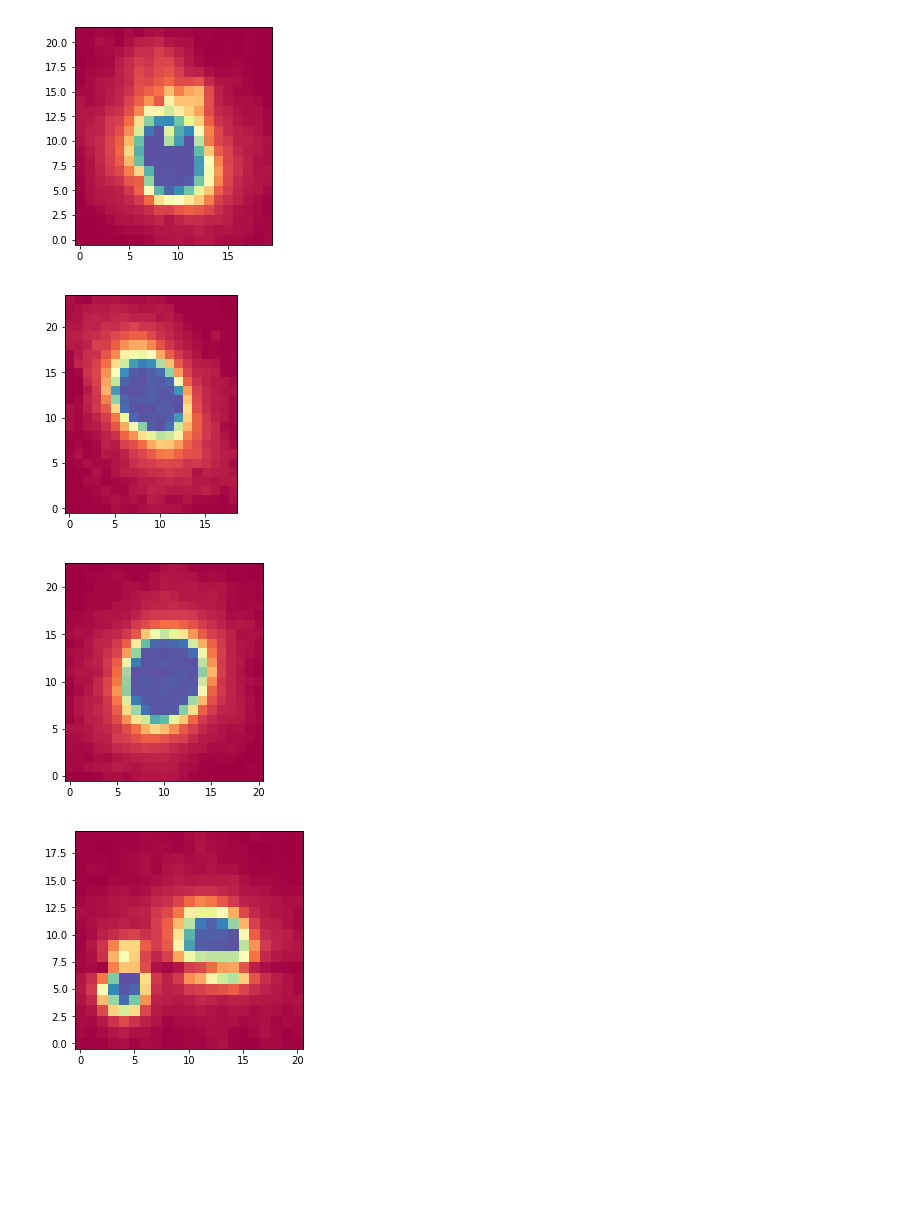
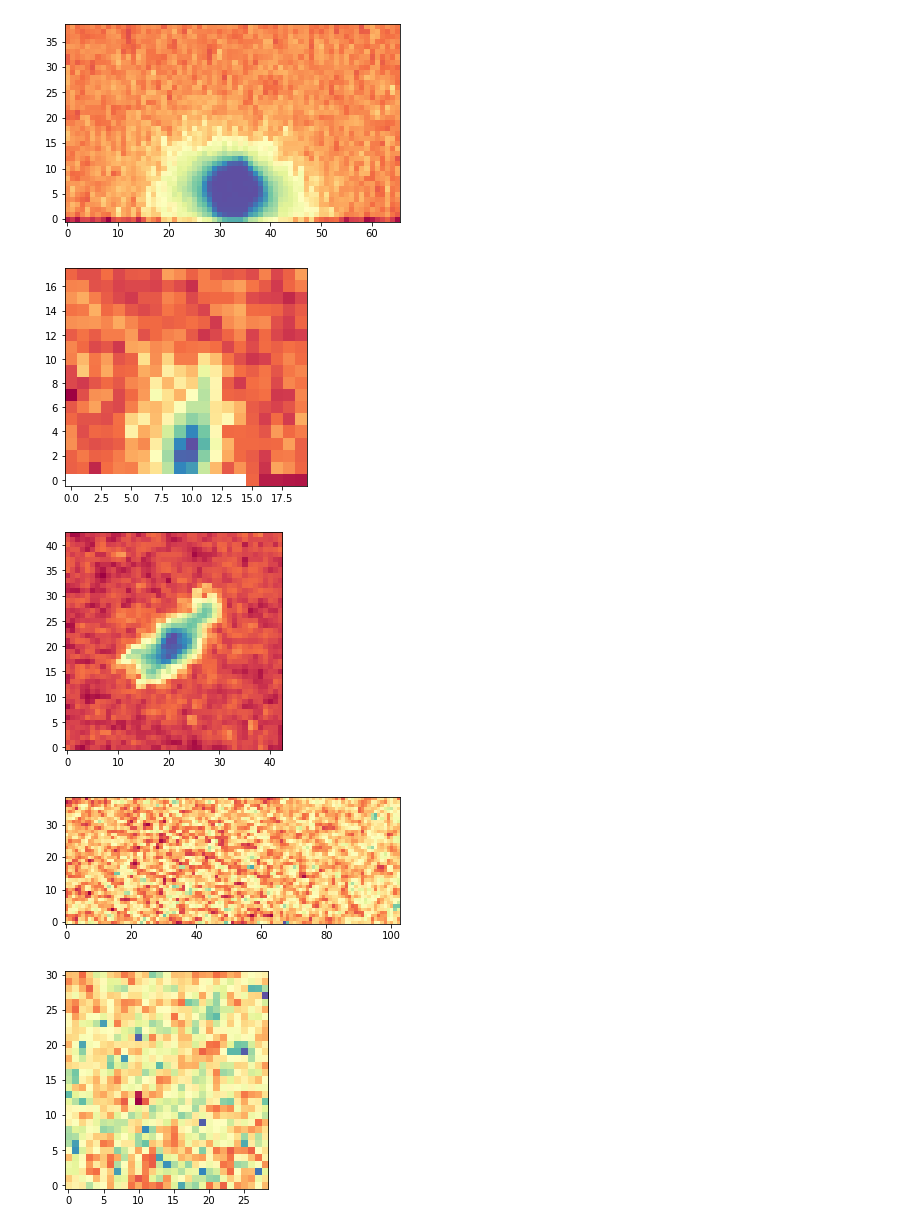
Before and after one commit to Sellberg-lab/Bragg-CDI-ice-analysis, a Jupyter notebook: examples/Final_Peak.ipynb, the cells around one changed output. Drawn from its saved outputs; the diff is of its cells as text; code cells hidden in the pictures; blank space fills up the shorter version.

```diff
--- a/examples/Final_Peak.ipynb
+++ b/examples/Final_Peak.ipynb
@@ -13,5 +20,6 @@ import os.path
 # %%
-f = h5py.File("../CXI/cxi25410/res/iceFinderCampaign/output_r0144/type1/LCLS_2011_Feb28_r0144_163006_2feb_cspad.h5", 'r')
+#f = h5py.File("../../output_r0144/type1/LCLS_2011_Feb28_r0144_163006_2feb_cspad.h5", 'r')
+f = h5py.File("../../output_r0144/type1/LCLS_2011_Feb28_r0144_163548_1149_cspad.h5", 'r')
 d = f['data/data'][:]
 wavelength = f['LCLS/photon_wavelength_A'][0]/1e10
 detector_distance = f['LCLS/detectorPosition'][0]/1000
@@ -52,11 +134,17 @@ for peak_region_i in peak_regions:
         peak_list.append(d[peak_region_i])
         centroid_list.append((cx,cy))
 # %%
+vmin=None#threshold#np.min(image)
+vmax=None#np.max(image)#threshold#np.max(image)
+
+plt.close('all')
 for i in range(len(peak_list)):
     plt.figure()
-    plt.imshow(peak_list[i], interpolation='nearest', origin='lower', cmap=plt.get_cmap('Spectral'))
+    plt.imshow(peak_list[i],vmin=vmin, vmax=vmax,interpolation='none', origin='lower', cmap=plt.get_cmap('Spectral'),norm=colors.LogNorm())
+    #plt.savefig('../../Tests/Peaks/diagonal_{0}.png'.format(i))
 # %% [output]
-[figure, old version]
+[figure, new version]
-[figure, old version]
+[figure, new version]
-[figure, old version]
+[figure, new version]
-[figure, old version]
+[figure, new version]
+[figure, added]
```
Also changed, not shown: parts of 9 cells of this notebook, 1 other file.
